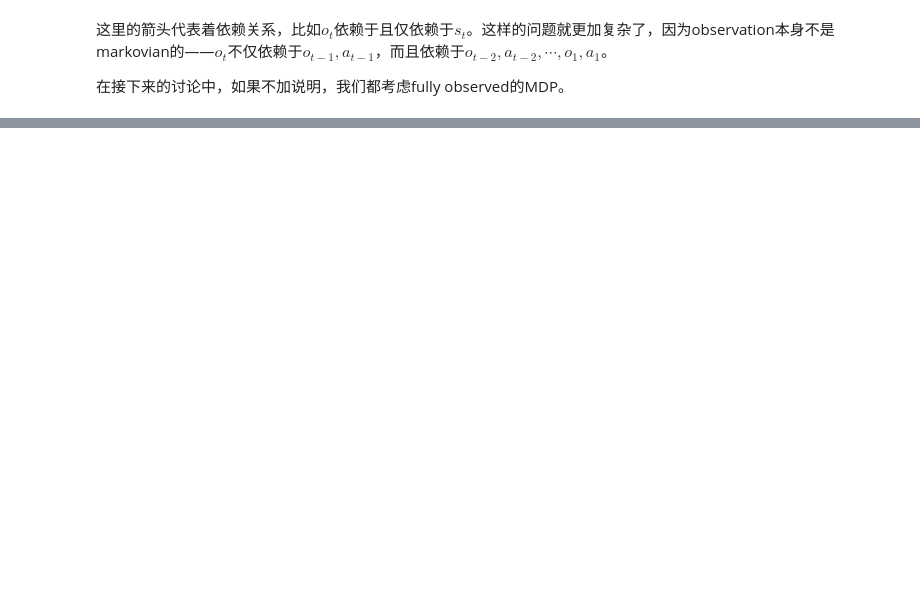
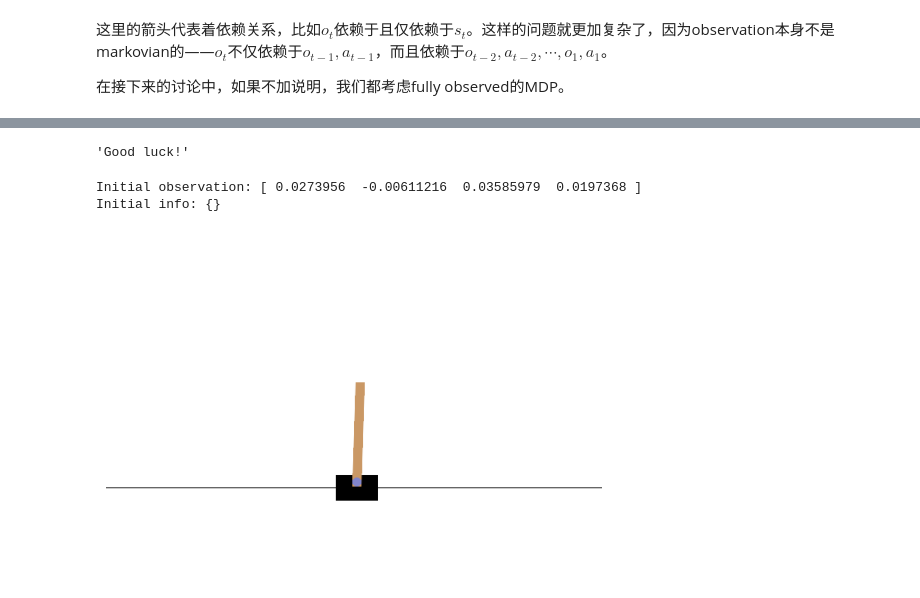
Before and after one commit to Hidden-Hyperparameter/RL-notes, a Jupyter notebook: tutorials/0-intro.ipynb, the cells around one changed output, grey strips where cells are left out. Saved outputs shown, nothing was run; the diff lists cells and outputs as text; code cells hidden in the pictures; blank space fills up the shorter version.

```diff
--- a/tutorials/0-intro.ipynb
+++ b/tutorials/0-intro.ipynb
@@ -66,0 +75,21 @@ MDP是一个如此广泛的概念，以至于大部分生活中的问题，在
+# %%
+%matplotlib inline
+"Gym, I cry out to You; make haste to me! Give output to my code when I cry out to You. Let my library be set before You as binaries, the lifting up of my hands as drivers for graphics." and 'Good luck!'
+# %% [output]
+'Good luck!'
+# %%
+import gymnasium as gym
+from utils import show_image
+# Create the CartPole environment with 'rgb_array' mode
+env = gym.make('CartPole-v1', render_mode='rgb_array')
+# Reset the environment
+observation,info = env.reset(seed=42)
+print('Initial observation:',observation)
+print('Initial info:',info)
+# Render the environment and display the image
+image = env.render()
+show_image(image)
+# %% [output]
+Initial observation: [ 0.0273956  -0.00611216  0.03585979  0.0197368 ]
+Initial info: {}
+[figure, added]
```
Also changed, not shown: parts of 16 cells of this notebook, 3 other files.
